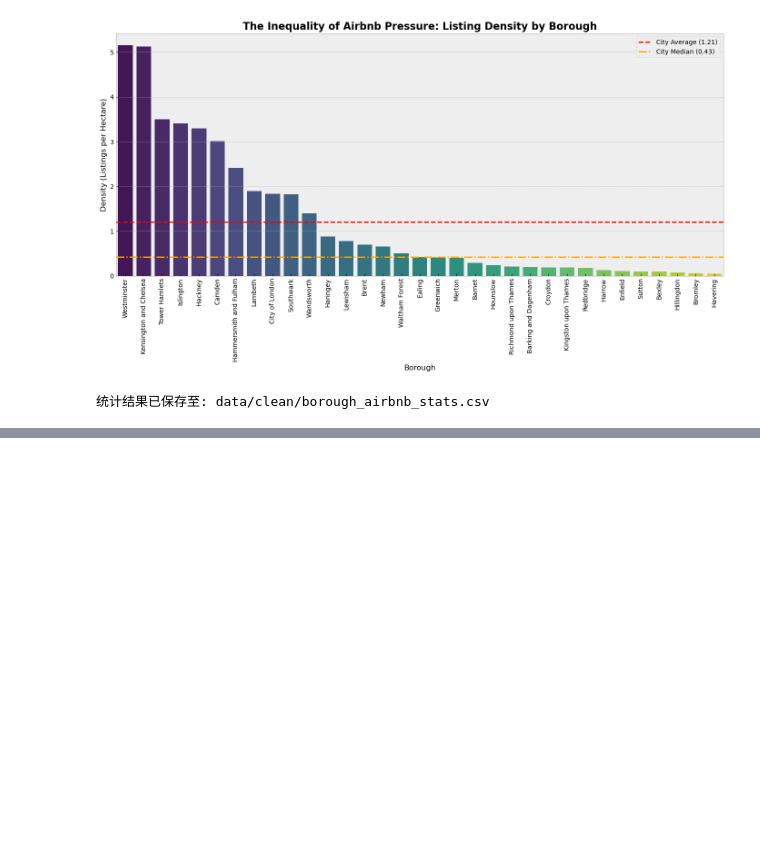
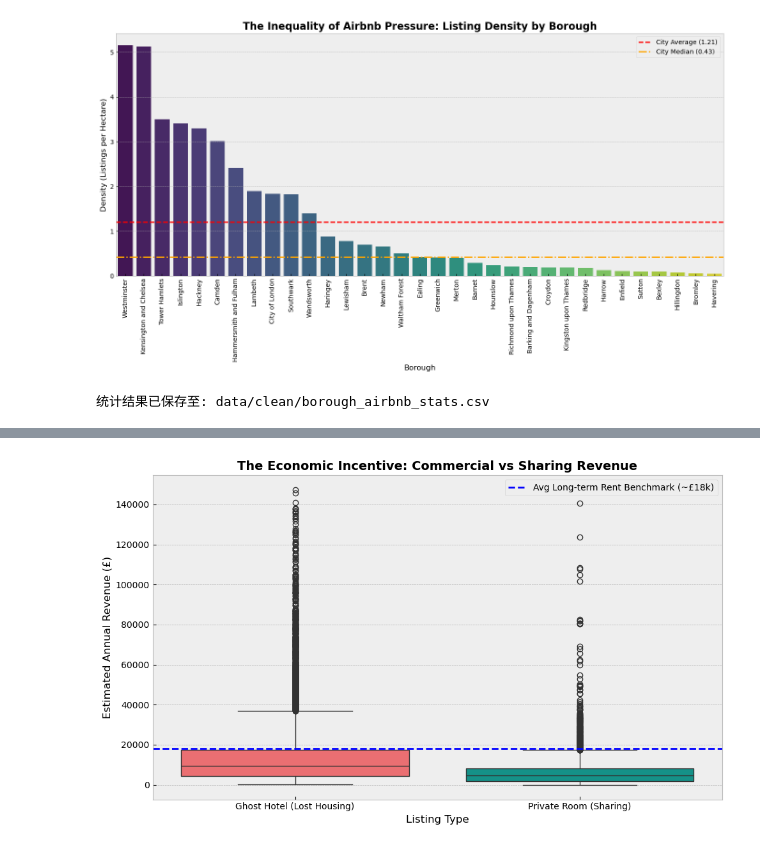
Before and after one commit to yjzhou217/The-Universe-s-Premier-F, a Jupyter notebook: code-draft.ipynb, the cells around one changed output, grey strips where cells are left out. Cells and saved outputs as stored; diff of their text form; code cells hidden in the pictures; blank space fills up the shorter version.

```diff
--- a/code-draft.ipynb
+++ b/code-draft.ipynb
@@ -627,0 +770,86 @@ print(f"统计结果已保存至: {output_csv}")
+# %%
+# 3: 经济维度分析 (Economic Dimension)
+# 核心问题: 巨大的经济利益是否是导致住房流失的驱动力 (The Rent Gap)?
+
+# 3.0 [关键修正] 创建 'housing_status' 列
+# 我们需要这个列来对比 "Ghost Hotel" 和 "Private Room" 的收入
+# 使用 numpy.select 进行快速分类 (比 apply 更快更专业)
+conditions = [
+    (df['room_type'] == 'Entire home/apt') & (df['availability_365'] > 90), # 条件1: 幽灵酒店
+    (df['room_type'] == 'Private room')                                     # 条件2: 私人房间
+]
+choices = ['Ghost Hotel (Lost Housing)', 'Private Room (Sharing)']
+
+# 如果不满足上述条件，默认为 'Other' (包括偶尔出租的整套房、合住房间等)
+df['housing_status'] = np.select(conditions, choices, default='Other')
+
+print("已成功创建 'housing_status' 列。")
+
+# 3.1 计算 Airbnb 潜在年收入 (Estimated Annual Revenue)
+# 公式: Price * (365 - Availability) * Occupancy_Rate
+# 注意: Availability_365 表示"没被订"或"被锁"的日子。
+# 为了保守估计，我们假设:
+# 1. 实际出租天数 = (365 - availability_365)
+# 2. 只有当 availability_365 < 365 时才计算 (完全不可用的可能是僵尸房源)
+# 3. 我们可以引入一个保守系数 0.7 (假设部分时间是房东自住或维修)
+
+# 为了简化且有力，我们直接计算 "Revenue per Active Listing"
+# 仅分析活跃房源 (最近一年有评论，或者可用性不为0)
+df_active = df[df['number_of_reviews_ltm'] > 0].copy()
+
+# 估算年收入 (简化模型)
+# 假设: 入住率 70% (0.7) 对于热门商业房源是合理的
+# 收入 = 每晚价格 * 可预订天数 * 0.7 (或者直接用 minimum_nights * reviews * price，但那个太低估)
+# 这里我们用 InsideAirbnb 推荐的简单算法: Price * (365 - availability_365) * 0.5 (非常保守)
+# 或者更激进一点: Price * 200天 (假设商业运营)
+
+# 我们采用 "Review-based Estimation" (更可信):
+# 每月评论数 / 0.5 (假设只有50%的人写评论) * 平均入住天数(3) * 12个月 * 价格
+# 但为了代码简单且不出错，我们使用 "Availability Based":
+# 假设已被占用的天数确实是租出去了
+df_active['est_annual_revenue'] = df_active['price'] * (365 - df_active['availability_365']) * 0.5
+
+# 清洗极端值 (去掉年收入 < 0 或 > 200,000 的异常值，防止拉偏平均数)
+df_active = df_active[(df_active['est_annual_revenue'] > 0) & (df_active['est_annual_revenue'] < 150000)]
+
+# 3.2 商业房源 vs. 普通房源的收入差距
+# 我们对比 "Ghost Hotels" (商业) 和 "Private Rooms" (普通) 的收入
+revenue_stats = df_active.groupby('housing_status')['est_annual_revenue'].describe()
+print("\n=== 年收入估算 (Estimated Annual Revenue) ===")
+print(revenue_stats[['mean', '50%', 'count']])
+
+# 3.3 可视化：收入激励 (The Financial Incentive)
+plt.figure(figsize=(10, 6))
+
+# 使用箱线图展示收入差异
+# 只展示 'Ghost Hotel' 和 'Private Room' 做对比
+compare_df = df_active[df_active['housing_status'].isin(['Ghost Hotel (Lost Housing)', 'Private Room (Sharing)'])]
+
+sns.boxplot(x='housing_status', y='est_annual_revenue', data=compare_df, palette=['#FF5A5F', '#00A699'])
+
+plt.title('The Economic Incentive: Commercial vs Sharing Revenue', fontsize=14, weight='bold')
+plt.ylabel('Estimated Annual Revenue (£)')
+plt.xlabel('Listing Type')
+
+# 添加长租基准线 (Benchmark)
+# 假设伦敦平均一居室长租年租金约为 £18,000 (£1,500/mo) - 这是一个保守估计
+long_term_rent_benchmark = 18000
+plt.axhline(long_term_rent_benchmark, color='blue', linestyle='--', label='Avg Long-term Rent Benchmark (~£18k)')
+
+plt.legend()
+plt.tight_layout()
+plt.show()
+
+# 3.4 空间经济学：哪里的 Airbnb 最赚钱？
+# 计算各区 Ghost Hotel 的平均年收入
+borough_revenue = df_active[df_active['housing_status'] == 'Ghost Hotel (Lost Housing)'].groupby('neighbourhood_cleansed')['est_annual_revenue'].median().sort_values(ascending=False).head(10)
+
+plt.figure(figsize=(12, 6))
+sns.barplot(x=borough_revenue.values, y=borough_revenue.index, palette='Greens_r')
+plt.title('Where is it most profitable? (Median Annual Revenue of Ghost Hotels)', fontsize=14, weight='bold')
+plt.xlabel('Median Estimated Revenue (£)')
+plt.axvline(long_term_rent_benchmark, color='blue', linestyle='--', label='Long-term Rent Benchmark')
+plt.legend()
+plt.tight_layout()
+plt.show()
+# %% [output]
@@ -627,0 +867 @@ print(f"统计结果已保存至: {output_csv}")
+[figure, added]
```
Also changed, not shown: parts of 4 cells of this notebook.
